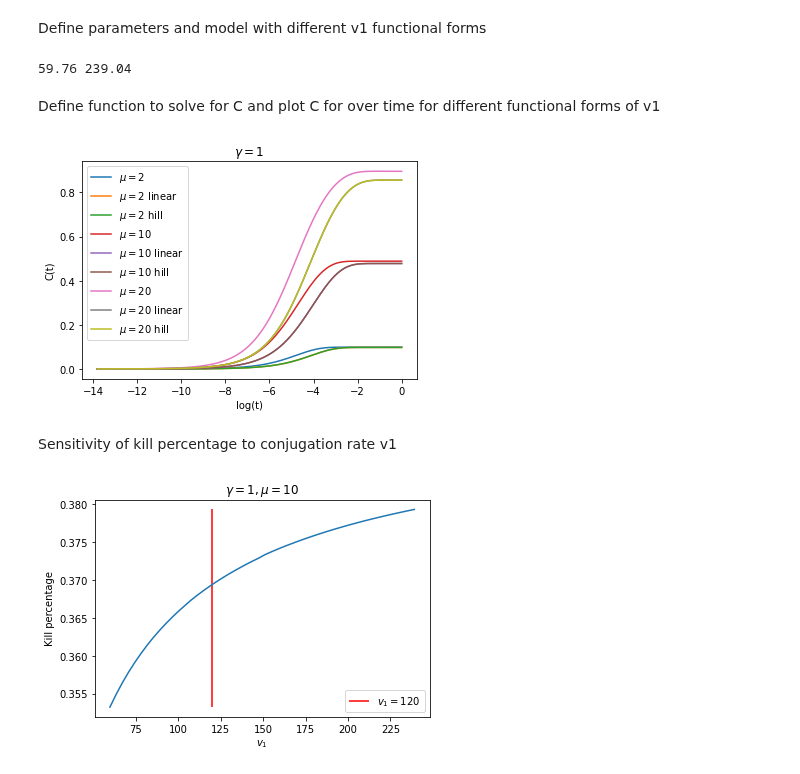
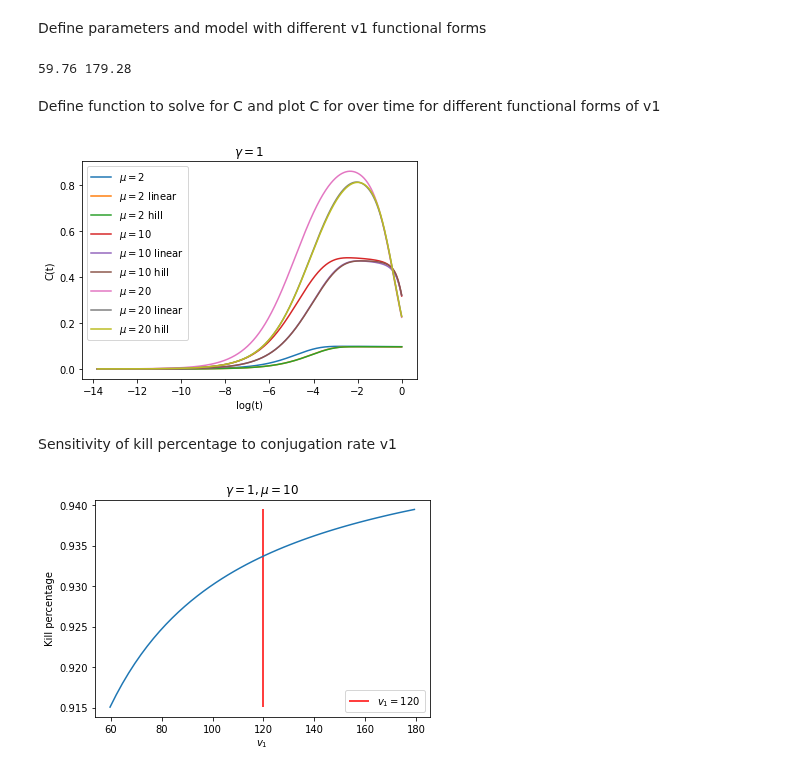
Before and after one commit to lukedtc/ADCC-Project, a Jupyter notebook: Notebooks/different_beta_on.ipynb, the cells around one changed output. Saved outputs shown, nothing was run; the diff lists cells and outputs as text; code cells hidden in the pictures.

```diff
--- a/Notebooks/different_beta_on.ipynb
+++ b/Notebooks/different_beta_on.ipynb
@@ -7,7 +7,7 @@ t_0 = 1.44e4
 T_0 = 4.15e-16
 beta_on = 2e13
 low = 0.5*beta_on
-high = 2*beta_on
+high = 1.5*beta_on
 # %%
 beta = np.linspace(low, high, 100)
 v_1 = beta*t_0*T_0
@@ -16,7 +16,7 @@ v_1_max = v_1[-1]
 # %% [markdown]
 Define parameters and model with different v1 functional forms
 # %%
-alpha_1 = 3e-4
+alpha_1 = 1#3e-4
 alpha_2 = 1.2
 fk_max = 5
 R_k = 0.5
@@ -62,7 +62,7 @@ def model_Hill_v_1(t, z, gamma, mu):
 # %%
 print(v_1_min, v_1_max)
 # %% [output]
-59.76 239.04
+59.76 179.28
 # %% [markdown]
 Define function to solve for C and plot C for over time for different functional forms of v1
 # %%
@@ -93,7 +93,7 @@ plt.xlabel('log(t)')
 plt.ylabel('C(t)')
 plt.show()
 # %% [output]
-[figure, old version]
+[figure, new version]
 # %% [markdown]
 Sensitivity of kill percentage to conjugation rate v1
 # %%
@@ -118,14 +118,13 @@ for gamma in gammas:
         sol.append(kill_val)
     Kill_percents.append(sol)
 # %%
-
-vals = Kill_percents[1]
+vals = Kill_percents[2]
 plt.plot(v_1_array, vals)
 plt.ylabel('Kill percentage')
 plt.xlabel('$ v_1 $')
 plt.vlines(120, np.min(vals), np.max(vals), 'r', label='$v_1 = 120$')
 plt.title('$\gamma = 1, \mu = 10$')
 plt.legend(loc='lower right')
 plt.show()
 # %% [output]
-[figure, old version]
+[figure, new version]
```
Also changed, not shown: 3 other files.
